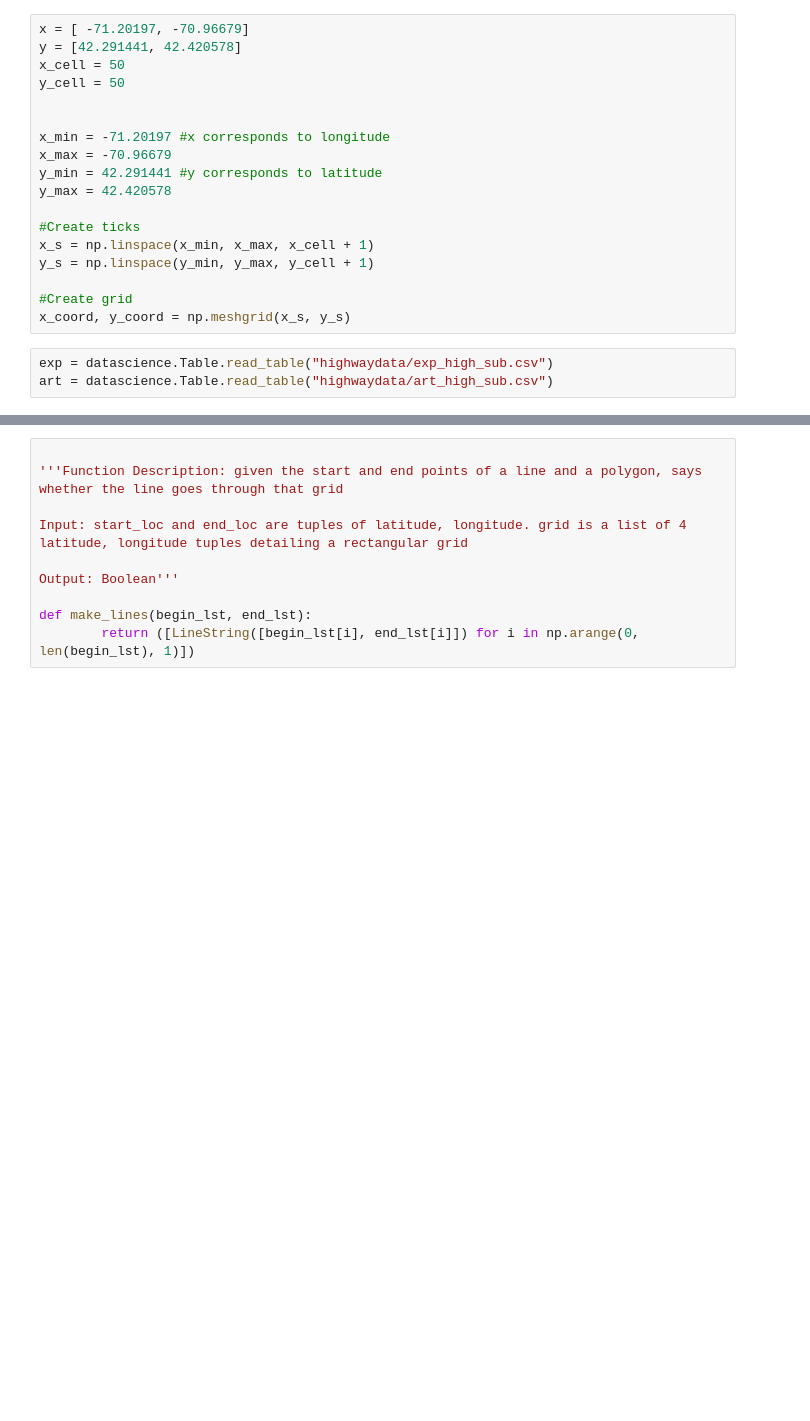
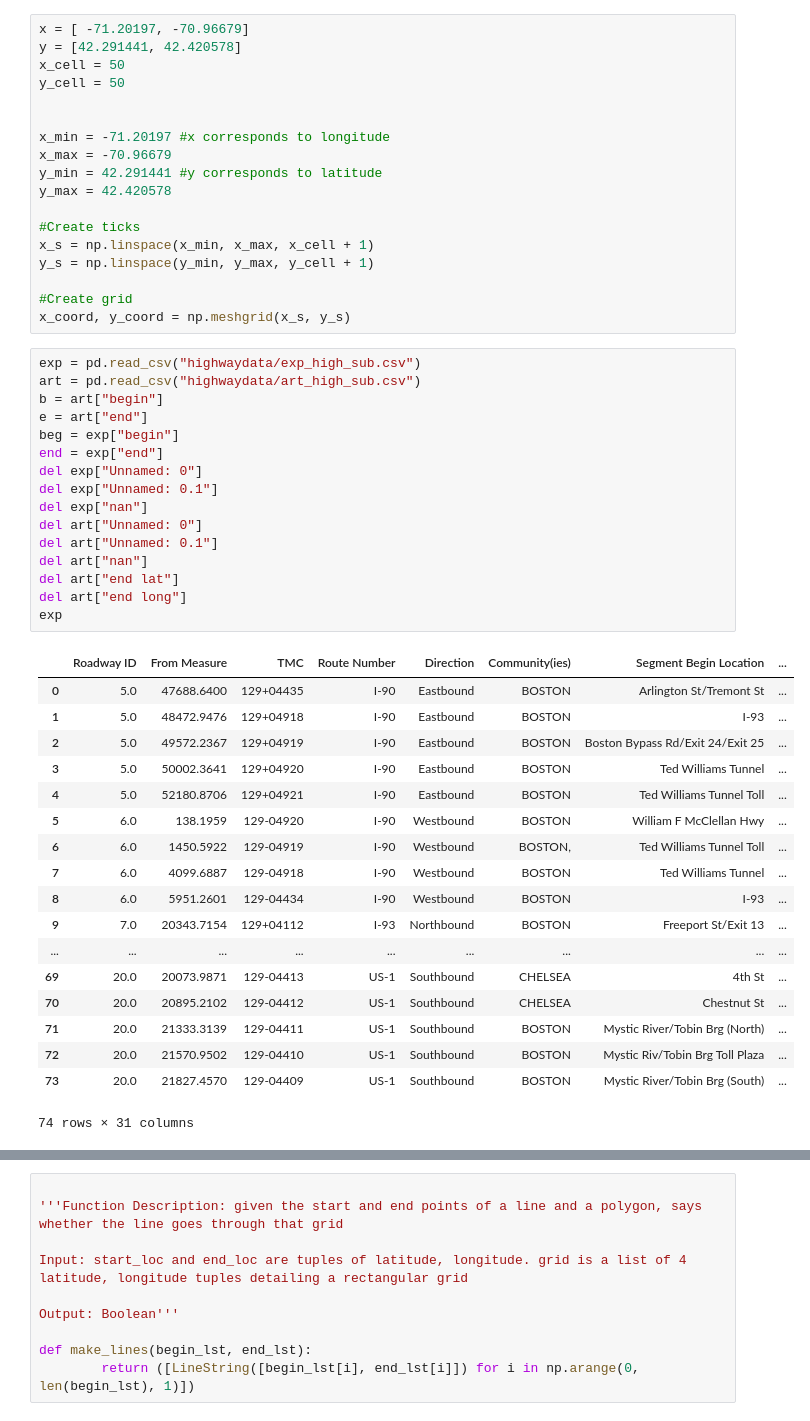
Before and after one commit to onefishy/TRiCAM_BostonAQ, a Jupyter notebook: gridding.ipynb, the cells around one changed output, grey strips where cells are left out. Cells and saved outputs as stored; diff of their text form; blank space fills up the shorter version.

```diff
--- a/gridding.ipynb
+++ b/gridding.ipynb
@@ -24,9 +24,41 @@ y_s = np.linspace(y_min, y_max, y_cell + 1)
 
 #Create grid
 x_coord, y_coord = np.meshgrid(x_s, y_s)
-# %%
-exp = datascience.Table.read_table("highwaydata/exp_high_sub.csv")
-art = datascience.Table.read_table("highwaydata/art_high_sub.csv")
+# %%
+exp = pd.read_csv("highwaydata/exp_high_sub.csv")
+art = pd.read_csv("highwaydata/art_high_sub.csv")
+b = art["begin"]
+e = art["end"]
+beg = exp["begin"]
+end = exp["end"]
+del exp["Unnamed: 0"]
+del exp["Unnamed: 0.1"]
+del exp["nan"]
+del art["Unnamed: 0"]
+del art["Unnamed: 0.1"]
+del art["nan"]
+del art["end lat"]
+del art["end long"]
+exp
+# %% [output]
+|  | Roadway ID | From Measure | TMC | Route Number | Direction | Community(ies) | Segment Begin Location | ... |
+| 0 | 5.0 | 47688.6400 | 129+04435 | I-90 | Eastbound | BOSTON | Arlington St/Tremont St | ... |
+| 1 | 5.0 | 48472.9476 | 129+04918 | I-90 | Eastbound | BOSTON | I-93 | ... |
+| 2 | 5.0 | 49572.2367 | 129+04919 | I-90 | Eastbound | BOSTON | Boston Bypass Rd/Exit 24/Exit 25 | ... |
+| 3 | 5.0 | 50002.3641 | 129+04920 | I-90 | Eastbound | BOSTON | Ted Williams Tunnel | ... |
+| 4 | 5.0 | 52180.8706 | 129+04921 | I-90 | Eastbound | BOSTON | Ted Williams Tunnel Toll | ... |
+| 5 | 6.0 | 138.1959 | 129-04920 | I-90 | Westbound | BOSTON | William F McClellan Hwy | ... |
+| 6 | 6.0 | 1450.5922 | 129-04919 | I-90 | Westbound | BOSTON, | Ted Williams Tunnel Toll | ... |
+| 7 | 6.0 | 4099.6887 | 129-04918 | I-90 | Westbound | BOSTON | Ted Williams Tunnel | ... |
+| 8 | 6.0 | 5951.2601 | 129-04434 | I-90 | Westbound | BOSTON | I-93 | ... |
+| 9 | 7.0 | 20343.7154 | 129+04112 | I-93 | Northbound | BOSTON | Freeport St/Exit 13 | ... |
+| ... | ... | ... | ... | ... | ... | ... | ... | ... |
+| 69 | 20.0 | 20073.9871 | 129-04413 | US-1 | Southbound | CHELSEA | 4th St | ... |
+| 70 | 20.0 | 20895.2102 | 129-04412 | US-1 | Southbound | CHELSEA | Chestnut St | ... |
+| 71 | 20.0 | 21333.3139 | 129-04411 | US-1 | Southbound | BOSTON | Mystic River/Tobin Brg (North) | ... |
+| 72 | 20.0 | 21570.9502 | 129-04410 | US-1 | Southbound | BOSTON | Mystic Riv/Tobin Brg Toll Plaza | ... |
+| 73 | 20.0 | 21827.4570 | 129-04409 | US-1 | Southbound | BOSTON | Mystic River/Tobin Brg (South) | ... |
+74 rows × 31 columns
 # %%
 '''Function Description: given the x and y coordinates of a grid, turns each grid element into a polygon. I will move from left to right, bottom to top
 
```
Also changed, not shown: parts of 10 cells of this notebook.
